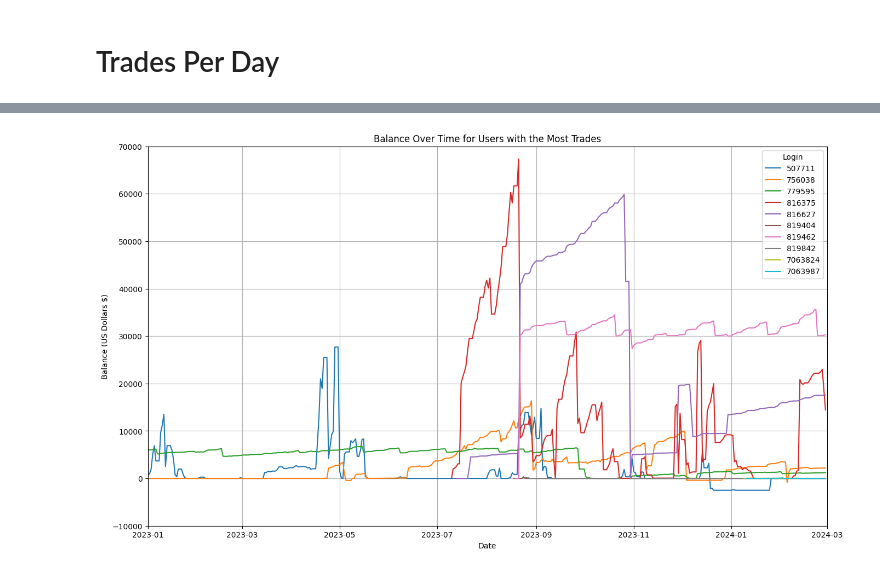
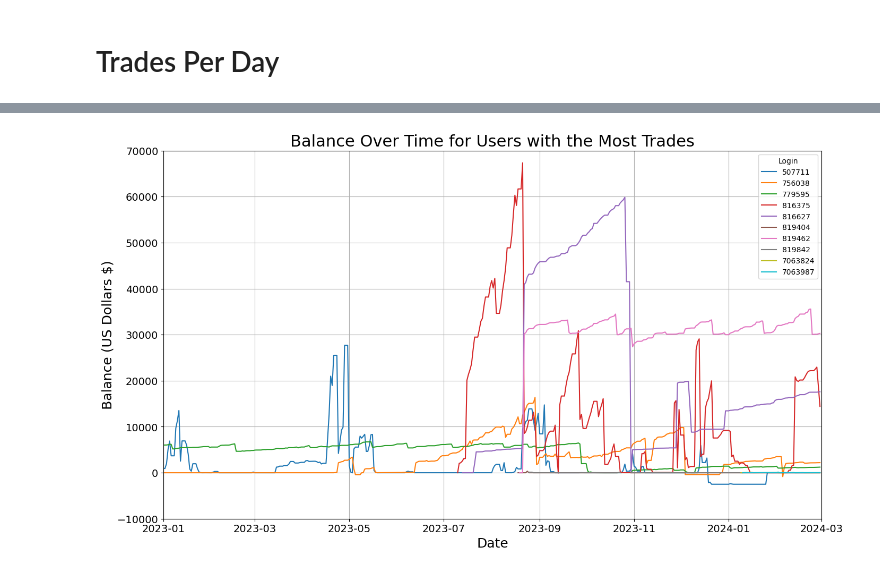
Before and after one commit to CommonCrayon/CapstoneProject, a Jupyter notebook: DataExploration.ipynb, the cells around one changed output, grey strips where cells are left out. Saved outputs shown, nothing was run; the diff lists cells and outputs as text; code cells hidden in the pictures.

```diff
--- a/DataExploration.ipynb
+++ b/DataExploration.ipynb
@@ -380,34 +390,38 @@ daily_dataframe = pd.read_csv("Dataset/daily_report.csv")
 
 # Filter daily_dataframe for the specified time range
 daily_dataframe = daily_dataframe[(daily_dataframe['record_time'] >= '2023-01-01') & (daily_dataframe['record_time'] <= '2024-03-01')]
 
 # Count occurrences of each login record
 login_counts = trades_dataframe['login'].value_counts()
 
 # Get the 10 most occurring login records
 top_logins = login_counts.head(10).index.tolist()
 
 # Filter daily_dataframe for the top login records in login_counts
 filtered_daily = daily_dataframe[daily_dataframe['login'].isin(top_logins)].copy()  # Make a copy to avoid SettingWithCopyWarning
 
 # Convert record_time to datetime type using .loc to modify the DataFrame
 filtered_daily.loc[:, 'record_time'] = pd.to_datetime(filtered_daily['record_time'])
 
 # Group by login and record_time and calculate the mean balance for each group
 grouped = filtered_daily.groupby(['record_time', 'login'])['balance'].mean().unstack()
 
 # Plotting
 plt.figure(figsize=(16, 9))
 for login in grouped.columns:
     plt.plot(grouped.index, grouped[login], label=str(login))
 
-plt.title('Balance Over Time for Users with the Most Trades')
-plt.xlabel('Date')
-plt.ylabel('Balance (US Dollars $)')
+plt.title('Balance Over Time for Users with the Most Trades', fontsize=22)
+plt.xlabel('Date', fontsize=18)
+plt.ylabel('Balance (US Dollars $)', fontsize=18)
 plt.xlim(pd.Timestamp('2023-01-01'), pd.Timestamp('2024-03-01'))
 plt.ylim([-10000, 70000])
+
+plt.xticks(fontsize=14)
+plt.yticks(fontsize=14)
+
 plt.legend(title='Login')
 plt.grid(True)
 plt.show()
 # %% [output]
-[figure, old version]
+[figure, new version]
```
Also changed, not shown: parts of 5 cells of this notebook, 1 other file.
